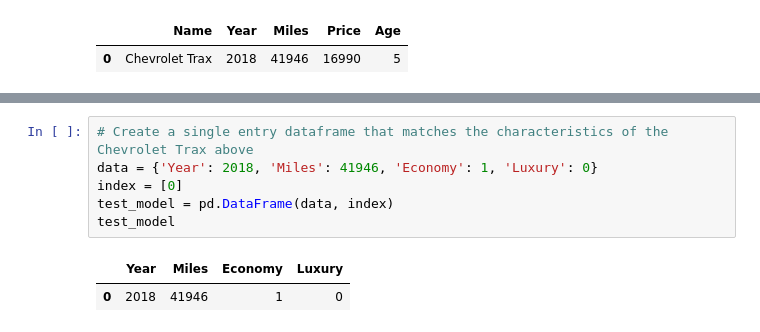
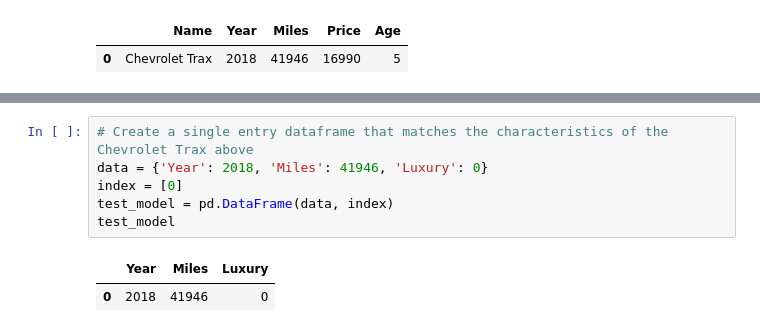
Before and after one commit to dylanjones248/Data-Science-Portfolio, a Jupyter notebook: Carvana Price Predictor.ipynb, the cells around one changed output, grey strips where cells are left out. Cells and saved outputs as stored; diff of their text form.

```diff
--- a/Carvana Price Predictor.ipynb
+++ b/Carvana Price Predictor.ipynb
@@ -704,12 +707,12 @@ Index(['Year', 'Miles', 'Price', 'Economy', 'Luxury'], dtype='object')
 # %%
 # Create a single entry dataframe that matches the characteristics of the Chevrolet Trax above
-data = {'Year': 2018, 'Miles': 41946, 'Economy': 1, 'Luxury': 0}
+data = {'Year': 2018, 'Miles': 41946, 'Luxury': 0}
 index = [0]
 test_model = pd.DataFrame(data, index)
 test_model
 # %% [output]
-|  | Year | Miles | Economy | Luxury |
-| 0 | 2018 | 41946 | 1 | 0 |
+|  | Year | Miles | Luxury |
+| 0 | 2018 | 41946 | 0 |
 # %%
 # Plug the variables into the best_forest model
 test_pred = best_forest.predict(test_model)
```
Also changed, not shown: parts of 14 cells of this notebook.
